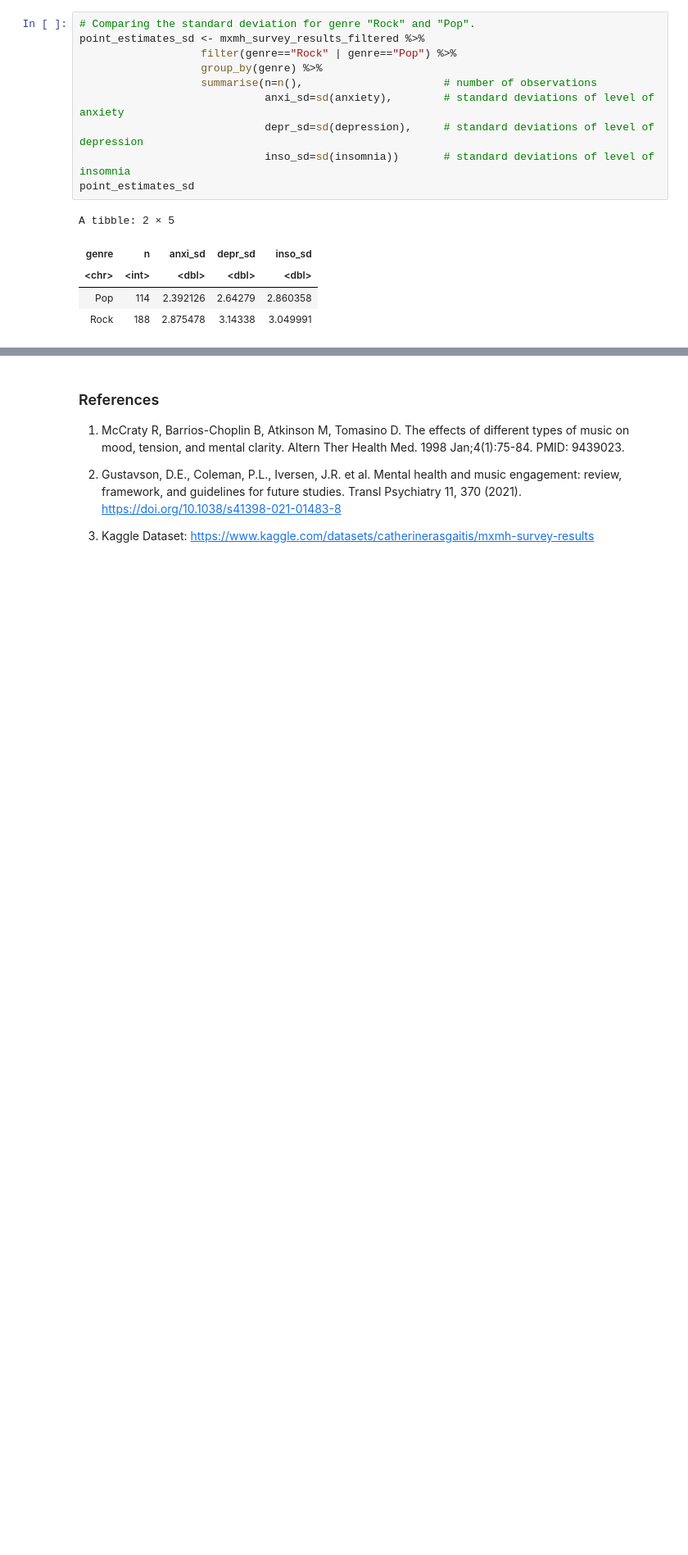
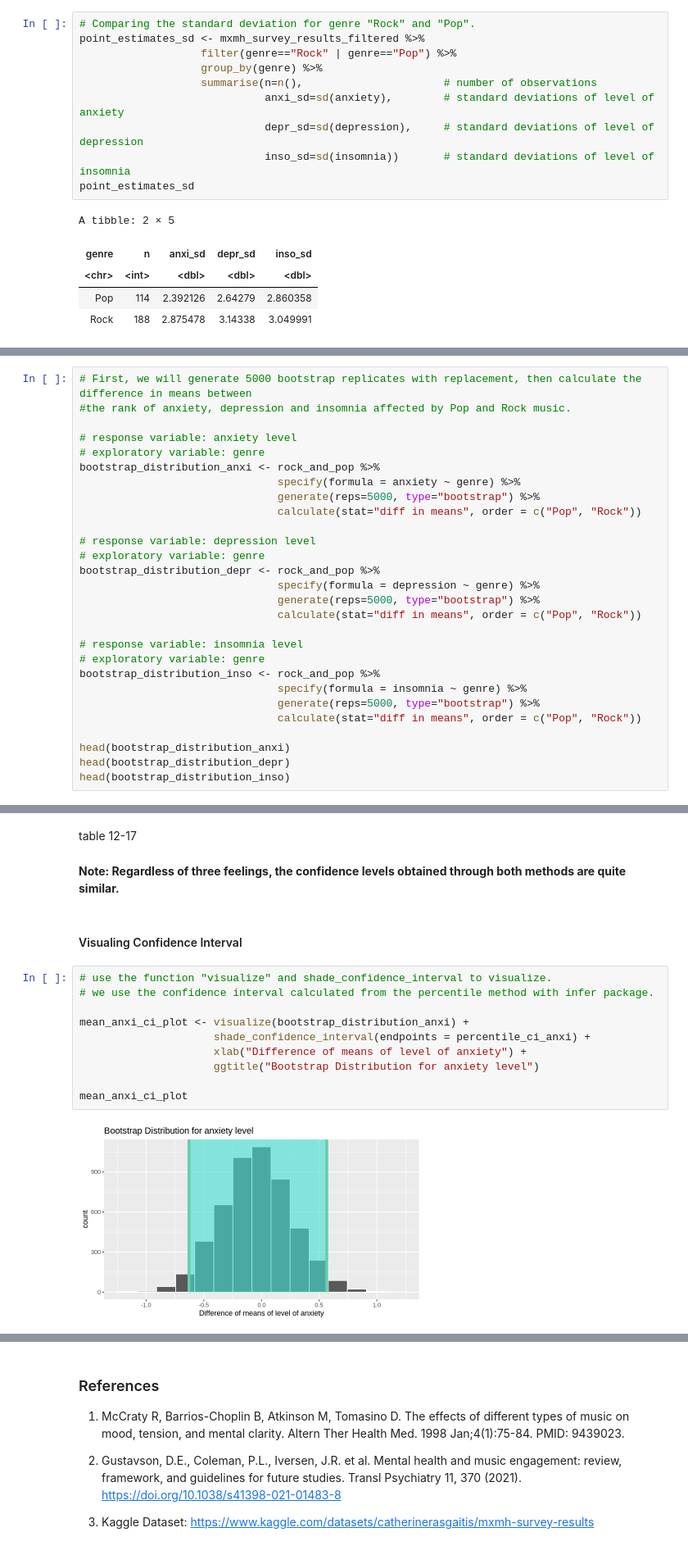
Before and after one commit to SaiUbc/STAT-201-Group-Project-Team-3, a Jupyter notebook: Group 3_Proposal.ipynb, the cells around one changed output, grey strips where cells are left out. Shown at 82% size. Saved outputs shown, nothing was run; the diff lists cells and outputs as text; blank space fills up the shorter version.

Commit message:
comparing diff in means

```diff
--- a/Group 3_Proposal.ipynb
+++ b/Group 3_Proposal.ipynb
@@ -381,0 +409,28 @@ The potential impact of this study is significant. If music can influence mental
+# %%
+# First, we will generate 5000 bootstrap replicates with replacement, then calculate the difference in means between
+#the rank of anxiety, depression and insomnia affected by Pop and Rock music.
+
+# response variable: anxiety level
+# exploratory variable: genre
+bootstrap_distribution_anxi <- rock_and_pop %>%
+                               specify(formula = anxiety ~ genre) %>%
+                               generate(reps=5000, type="bootstrap") %>%
+                               calculate(stat="diff in means", order = c("Pop", "Rock"))
+
+# response variable: depression level
+# exploratory variable: genre
+bootstrap_distribution_depr <- rock_and_pop %>%
+                               specify(formula = depression ~ genre) %>%
+                               generate(reps=5000, type="bootstrap") %>%
+                               calculate(stat="diff in means", order = c("Pop", "Rock"))
+
+# response variable: insomnia level
+# exploratory variable: genre
+bootstrap_distribution_inso <- rock_and_pop %>%
+                               specify(formula = insomnia ~ genre) %>%
+                               generate(reps=5000, type="bootstrap") %>%
+                               calculate(stat="diff in means", order = c("Pop", "Rock"))
+
+head(bootstrap_distribution_anxi)
+head(bootstrap_distribution_depr)
+head(bootstrap_distribution_inso)
@@ -381,0 +533,18 @@ The potential impact of this study is significant. If music can influence mental
+# %% [markdown]
+table 12-17
+# %% [markdown]
+**Note: Regardless of three feelings, the confidence levels obtained through both methods are quite similar.**
+# %% [markdown]
+#### Visualing Confidence Interval
+# %%
+# use the function "visualize" and shade_confidence_interval to visualize.
+# we use the confidence interval calculated from the percentile method with infer package.
+
+mean_anxi_ci_plot <- visualize(bootstrap_distribution_anxi) +
+                     shade_confidence_interval(endpoints = percentile_ci_anxi) +
+                     xlab("Difference of means of level of anxiety") +
+                     ggtitle("Bootstrap Distribution for anxiety level")
+
+mean_anxi_ci_plot
+# %% [output]
+[figure, added]
```
Also changed, not shown: parts of 28 cells of this notebook.
